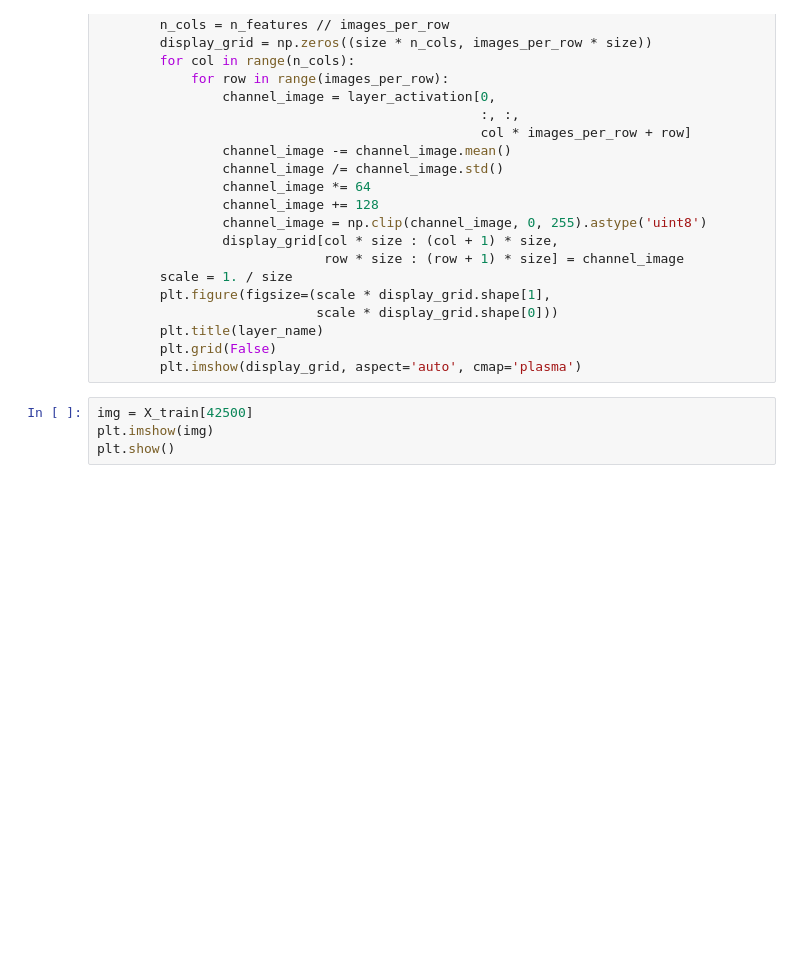
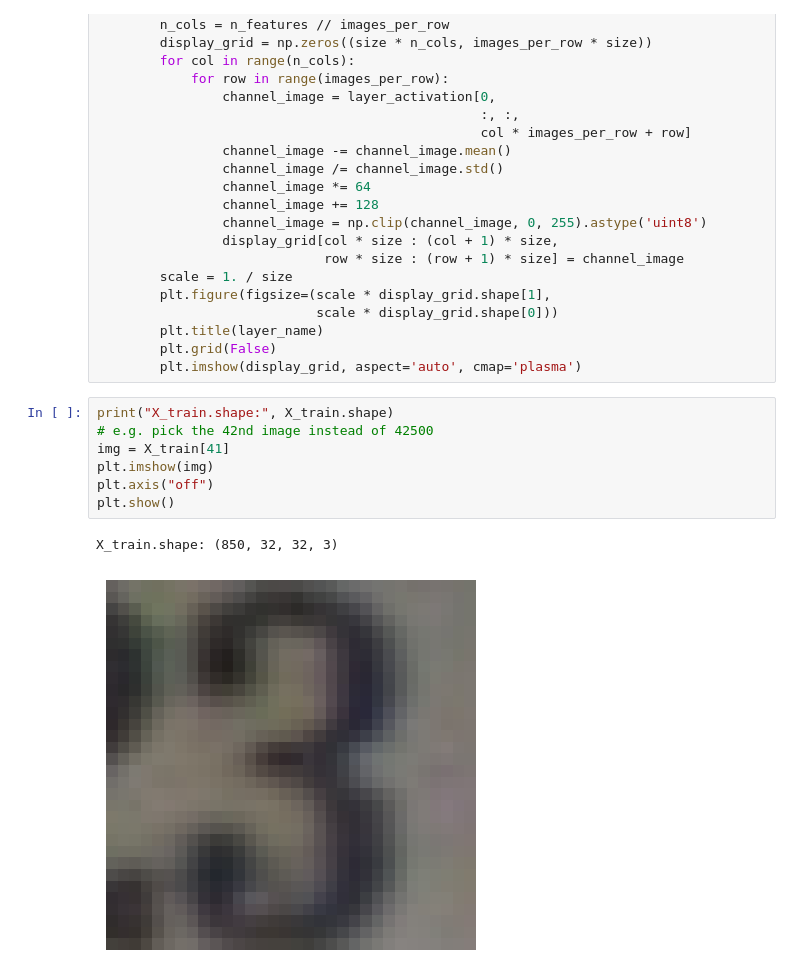
Before and after one commit to Braden-King-1/MachineLearningCW, a Jupyter notebook: jupyter_notebooks/svnhCW.ipynb, the cells around one changed output. Cells and saved outputs as stored; diff of their text form; blank space fills up the shorter version.

```diff
--- a/jupyter_notebooks/svnhCW.ipynb
+++ b/jupyter_notebooks/svnhCW.ipynb
@@ -461,8 +464,14 @@ def plot_convolutional_filters(img):
         plt.grid(False)
         plt.imshow(display_grid, aspect='auto', cmap='plasma')
 # %%
-img = X_train[42500]
+print("X_train.shape:", X_train.shape)
+# e.g. pick the 42nd image instead of 42500
+img = X_train[41]
 plt.imshow(img)
+plt.axis("off")
 plt.show()
+# %% [output]
+X_train.shape: (850, 32, 32, 3)
+[figure, added]
 # %%
 plot_convolutional_filters(img)
```
Also changed, not shown: parts of 12 cells of this notebook, 1 other file.
